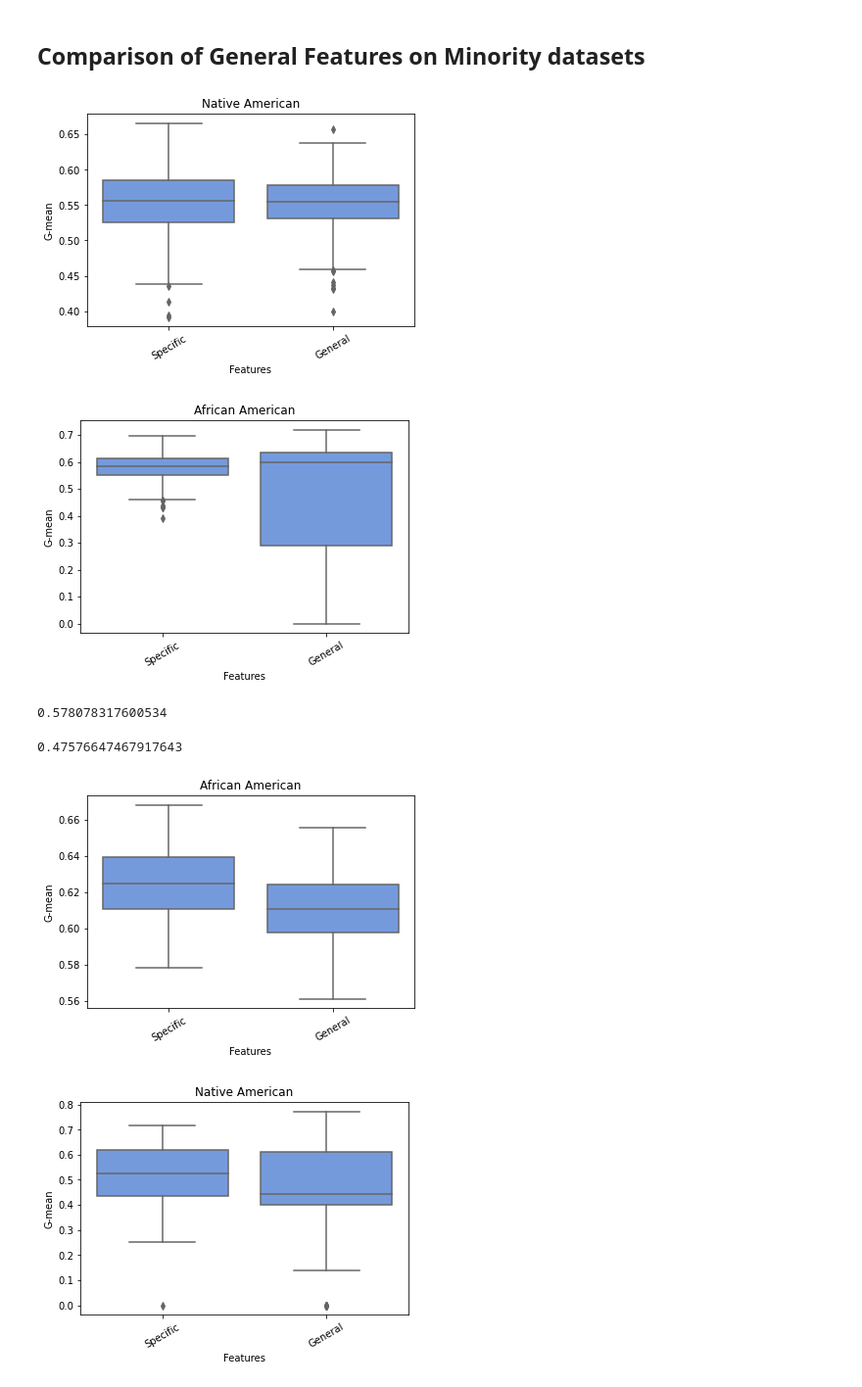
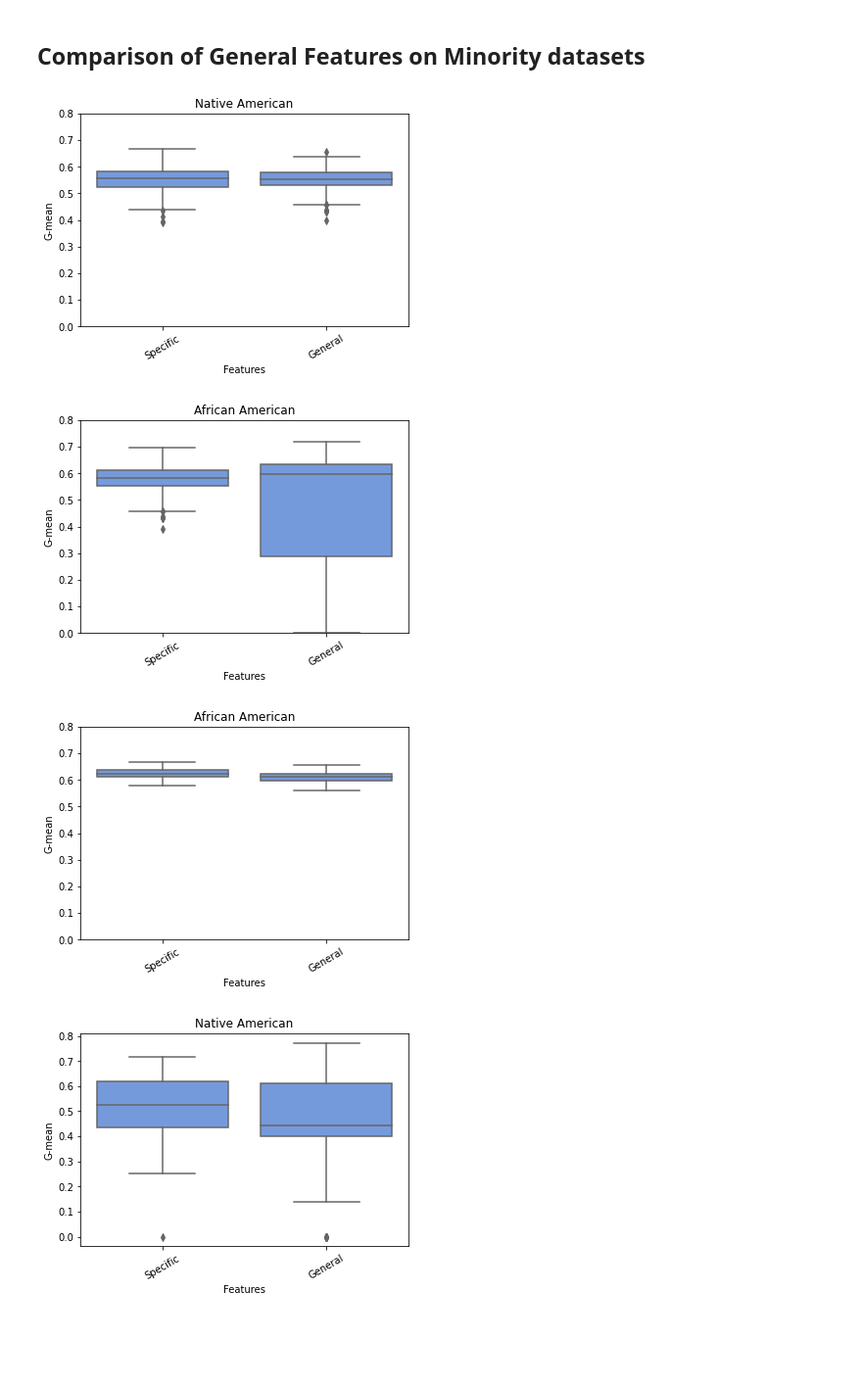
Before and after one commit to rachellb/Bennett_OUDSA5900, a Jupyter notebook: Descriptions/ResultsPlots.ipynb, the cells around one changed output. Shown at 98% size. Saved outputs shown, nothing was run; the diff lists cells and outputs as text; code cells hidden in the pictures; blank space fills up the shorter version.

Commit message:
Testing MOMI data, getting graphs

```diff
--- a/Descriptions/ResultsPlots.ipynb
+++ b/Descriptions/ResultsPlots.ipynb
@@ -142,8 +144,9 @@ g.set_title('Native American')
 g.set_ylabel('G-mean')
 g.set_xlabel('Features')
 g.set_xticklabels(g.get_xticklabels(),rotation=30)
+plt.ylim(0, 0.8)
 plt.savefig('gmeanOkNAFeatCompare.png', dpi=400, bbox_inches="tight")
 plt.show()
 # %% [output]
-[figure, old version]
+[figure, new version]
 # %%
@@ -152,5 +155,3 @@ okFocalAf = [0.5678027826631356, 0.47131023045689696, 0.6280127387243033, 0.5846
-
-
 gmeans = pd.DataFrame({"Specific": okFocalAf,
                        "General": okFocAfGen})
 
@@ -159,33 +160,27 @@ g.set_title('African American')
 g.set_ylabel('G-mean')
 g.set_xlabel('Features')
 g.set_xticklabels(g.get_xticklabels(),rotation=30)
+plt.ylim(0, 0.8)
 plt.savefig('gmeanOKAFFeatCompare.png', dpi=400, bbox_inches="tight")
 plt.show()
 # %% [output]
-[figure, old version]
+[figure, new version]
-# %%
-np.mean(okFocalAf)
-# %% [output]
-0.578078317600534
-# %%
-np.mean(okFocAfGen)
-# %% [output]
-0.47576647467917643
 # %%
 txFocAfGen = [0.6041902962074491, 0.6109907926468902, 0.5793494049369112, 0.6238031257143355, 0.6398052857238938, 0.6246884658968886, 0.6122881615532401, 0.6197233310779166, 0.5900886440082224, 0.6090016451197934, 0.6044275480177527, 0.6470132169736845, 0.6108833497852515, 0.6042350858100338, 0.6220947300395687, 0.6261873606356118, 0.5669103002591064, 0.5817899545447051, 0.6305625572682871, 0.6198786388168912, 0.5612424216784018, 0.6025001593475429, 0.597653531277118, 0.597653531277118, 0.5990507747749804, 0.6558437347164431, 0.6238177324791859, 0.6123846076689132, 0.6241066040939857, 0.6226967723104833, 0.616280196852507, 0.6018327257459709, 0.6375327459044802, 0.5857955492712692, 0.6274469548197837, 0.6096783493171368, 0.6119490750033181, 0.5927812648047872, 0.6429469702314724, 0.587300368946399, 0.6292117824407871, 0.5879618558252073, 0.6164763707224613, 0.5841892031007758, 0.6056937984097417, 0.6303552996131, 0.6407965765106735, 0.5644838141534543, 0.5967852576586161, 0.6090356900645294]
-
+txFocAf = [0.6113751702767314, 0.6247402329018066, 0.5781694761549997, 0.6398676653508684, 0.6466937944252437, 0.6406838240172329, 0.6106622091132974, 0.6414476472925074, 0.6110127068287905, 0.632901956466079, 0.6121178040791985, 0.6495897748315627, 0.6228461197009654, 0.6000764609338402, 0.6376715347567563, 0.648928655317173, 0.5918781234663549, 0.5959733328122665, 0.6300654814106194, 0.64460026210279, 0.5795401961426389, 0.6139015247179583, 0.6190516685937931, 0.6263124461765566, 0.6311488840212969, 0.668196010743846, 0.6227045845313371, 0.6286702808069076, 0.6309131985533811, 0.6271280203130509, 0.6414665337542407, 0.6031296229699459, 0.6304085207238896, 0.6069515148994264, 0.6452745271910516, 0.61668303910248, 0.6245709694024666, 0.6151106528003181, 0.653400055032204, 0.6031058636095021, 0.6539671407336749, 0.587356330643692, 0.6234781301321649, 0.5962085679065029, 0.6295033348951271, 0.6379897606110934, 0.6527028906380091, 0.6048146793035476, 0.6100391611842466, 0.6209220968867973]
 gmeans = pd.DataFrame({"Specific": txFocalAf,
                        "General": txFocAfGen})
 
 g = sns.boxplot(data=gmeans, color='cornflowerblue')
 g.set_title('African American')
 g.set_ylabel('G-mean')
 g.set_xlabel('Features')
 g.set_xticklabels(g.get_xticklabels(),rotation=30)
+plt.ylim(0, 0.8)
 plt.savefig('gmeanTXAFFeatCompare.png', dpi=400, bbox_inches="tight")
 plt.show()
 # %% [output]
-[figure, old version]
+[figure, new version]
 # %%
 txFocNAGen = [0.6277481952265331, 0.4268528901512891, 0.4008537896587242, 0.5638694156883471, 0.6062354060275328, 0.75955452531275, 0.42617359329729904, 0.7510676161988108, 0.0, 0.0, 0.4293274203895031, 0.6175402271944637, 0.0, 0.5326919219968366, 0.0, 0.6371678789635475, 0.0, 0.7071067811865475, 0.44577791412086437, 0.7721099961494127, 0.5966005392134929, 0.4366668823046865, 0.0, 0.753340140654517, 0.0, 0.1386750490563073, 0.0, 0.44095855184409843, 0.44816816135765475, 0.6062354060275328, 0.6175402271944637, 0.0, 0.4008537896587242, 0.3766700703272585, 0.5991446895152781, 0.4433747811741175, 0.6132441406718666, 0.6201736729460423, 0.609749843620211, 0.0, 0.4438850057222983, 0.6243640832675886, 0.5758679810719917, 0.5196974793911071, 0.44095855184409843, 0.43115824925128815, 0.4529108136578383, 0.7337993857053429, 0.4433747811741175, 0.44095855184409843]
 
```
Also changed, not shown: parts of 11 cells of this notebook, 6 other files.
